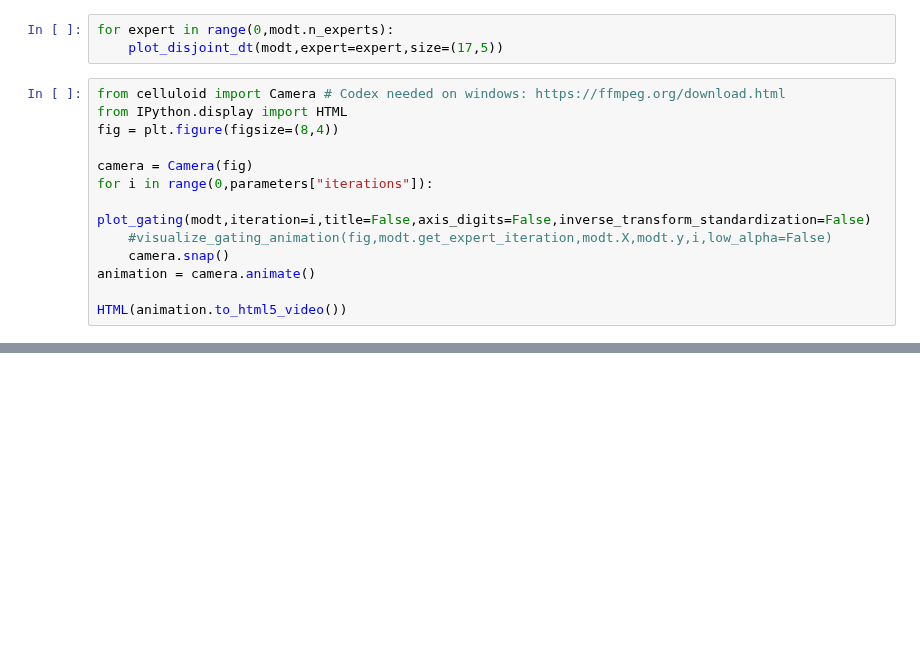
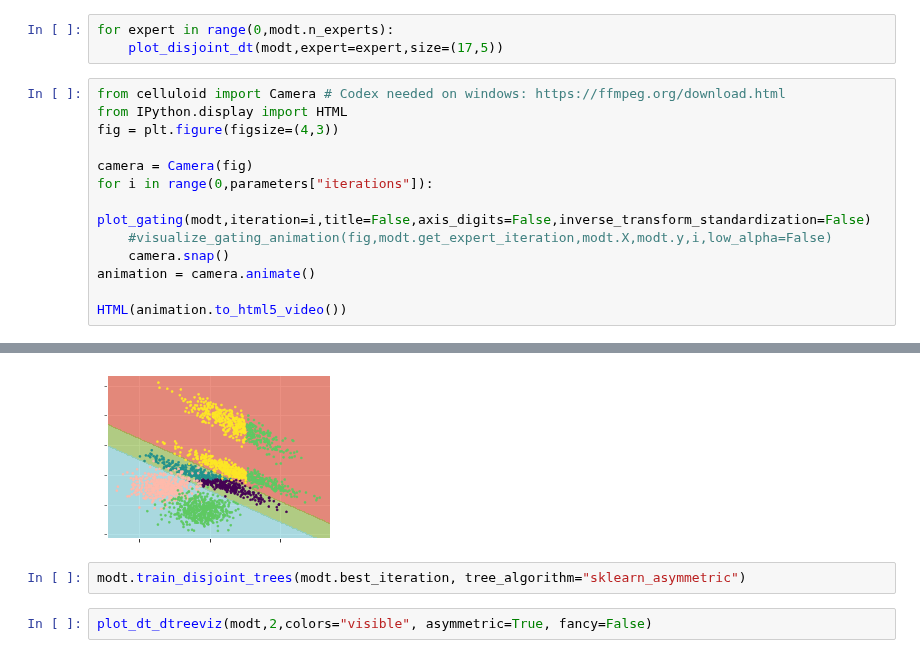
Before and after one commit to simsal0r/mixture-of-decision-trees, a Jupyter notebook: plotting/initialization.ipynb, the cells around one changed output, grey strips where cells are left out. Saved outputs shown, nothing was run; the diff lists cells and outputs as text; blank space fills up the shorter version.

```diff
--- a/plotting/initialization.ipynb
+++ b/plotting/initialization.ipynb
@@ -135,7 +148,7 @@ for expert in range(0,modt.n_experts):
 # %%
 from celluloid import Camera # Codex needed on windows: https://ffmpeg.org/download.html
 from IPython.display import HTML
-fig = plt.figure(figsize=(8,4))
+fig = plt.figure(figsize=(4,3))
 
 camera = Camera(fig)
 for i in range(0,parameters["iterations"]):
@@ -145,3 +158,4 @@ for i in range(0,parameters["iterations"]):
 animation = camera.animate()
 
 HTML(animation.to_html5_video())
+# %% [output]
@@ -147,0 +163,5 @@ HTML(animation.to_html5_video())
+[figure, added]
+# %%
+modt.train_disjoint_trees(modt.best_iteration, tree_algorithm="sklearn_asymmetric")
+# %%
+plot_dt_dtreeviz(modt,2,colors="visible", asymmetric=True, fancy=False)
```
Also changed, not shown: parts of 8 cells of this notebook, 14 other files.
